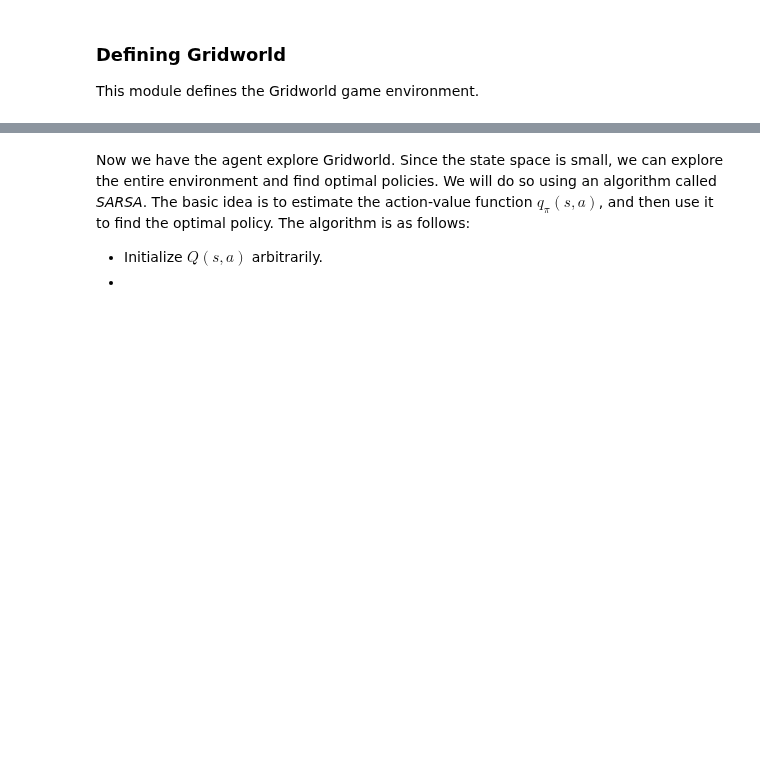
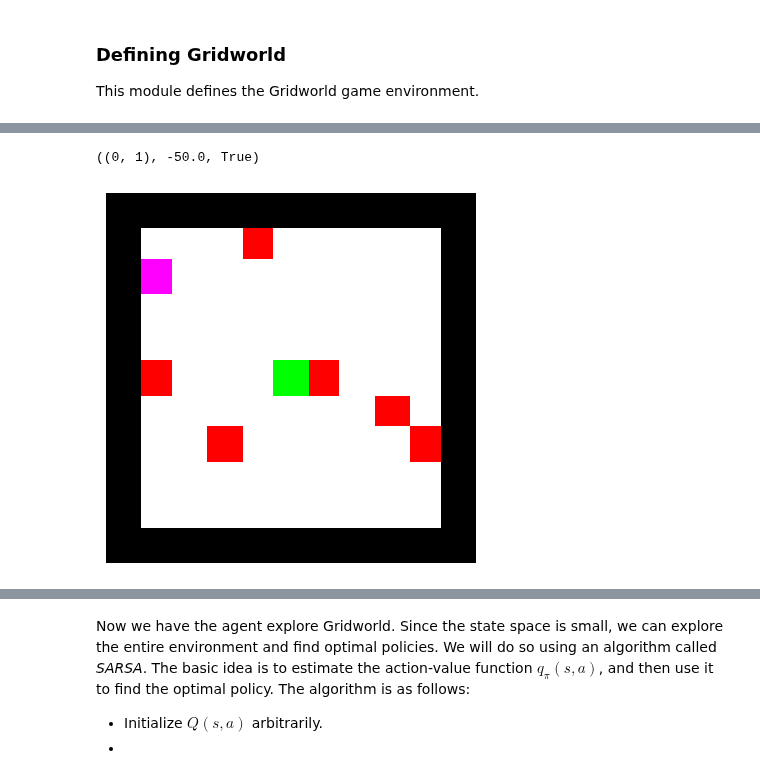
Before and after one commit to ruehlef/ruehlef.github.io, a Jupyter notebook: RL.ipynb, the cells around one changed output, grey strips where cells are left out. Saved outputs shown, nothing was run; the diff lists cells and outputs as text; code cells hidden in the pictures; blank space fills up the shorter version.

```diff
--- a/RL.ipynb
+++ b/RL.ipynb
@@ -304,0 +308,6 @@ class GameEnv:
+# %%
+print(agent.step(1))  # down
+agent.plot_world()
+# %% [output]
+((0, 1), -50.0, True)
+[figure, added]
```
Also changed, not shown: parts of 12 cells of this notebook, 1 other file.
